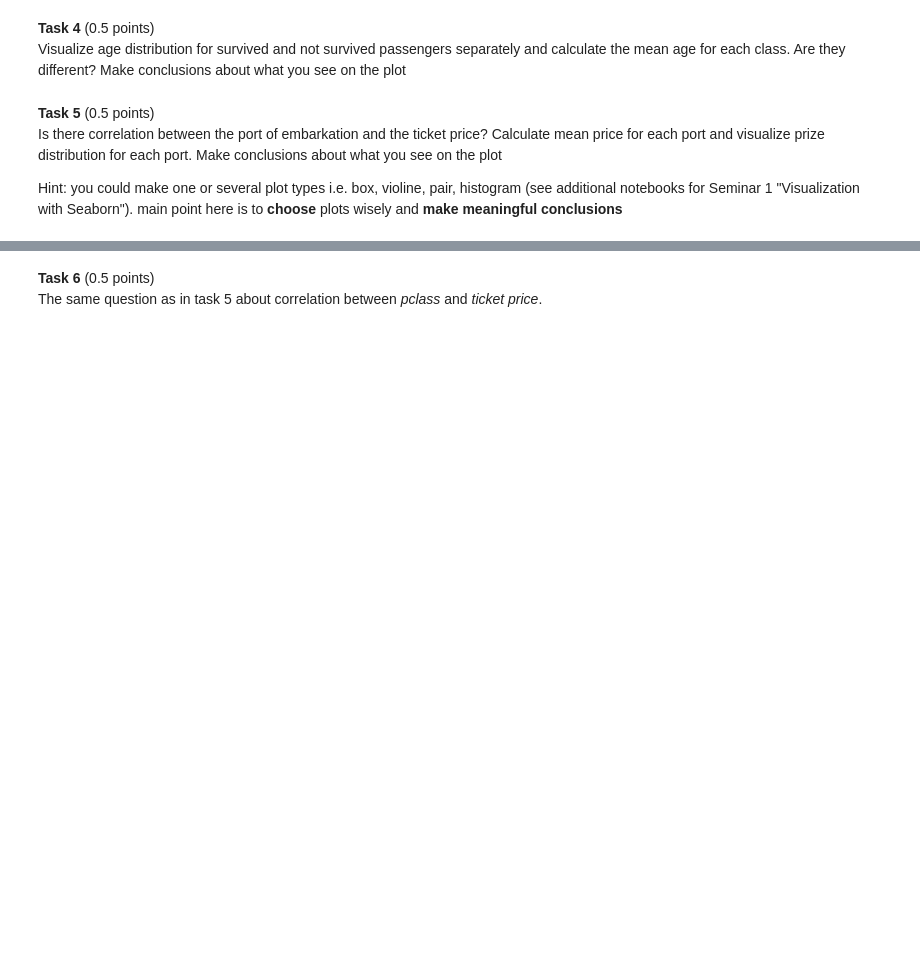
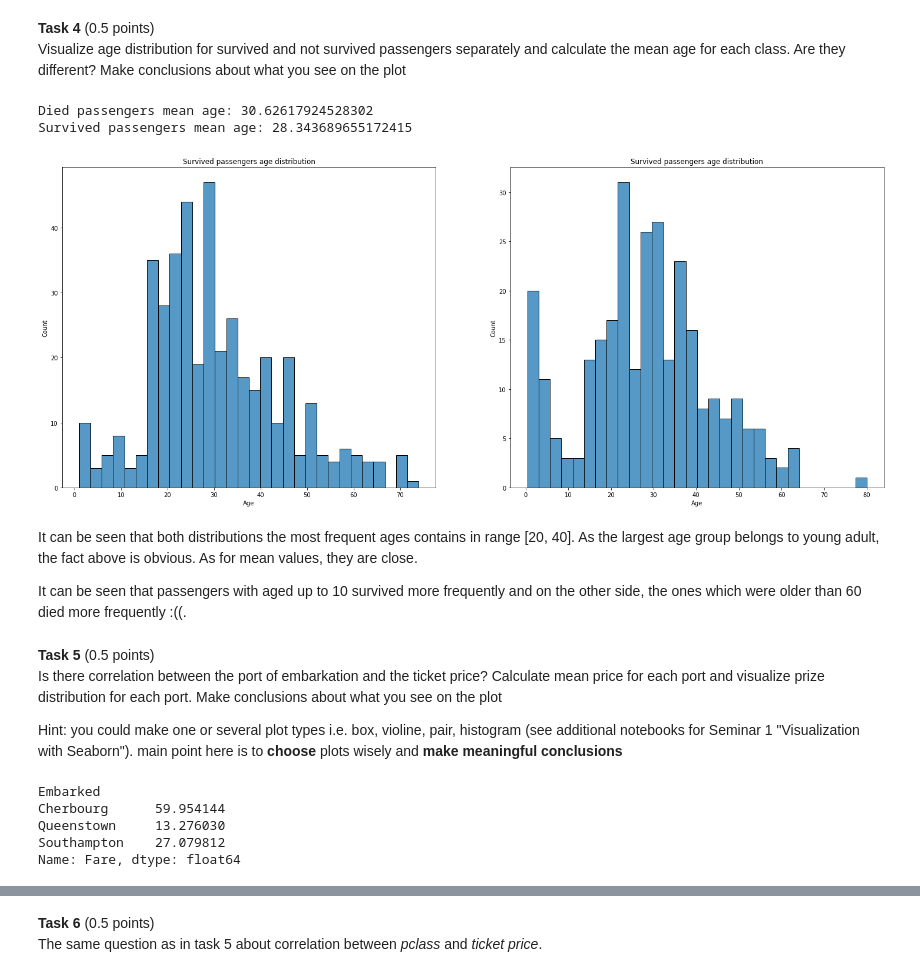
Before and after one commit to aamatevosyan/ml_se, a Jupyter notebook: hw/hw_1/task.ipynb, the cells around one changed output, grey strips where cells are left out. Saved outputs shown, nothing was run; the diff lists cells and outputs as text; code cells hidden in the pictures; blank space fills up the shorter version.

```diff
--- a/hw/hw_1/task.ipynb
+++ b/hw/hw_1/task.ipynb
@@ -255,3 +563,34 @@ Visualize age distribution for survived and not survived passengers separately a
+# %%
+fig, ax = plt.subplots(
+    nrows = 1, ncols = 2,
+    figsize = (25, 10)
+)
+
+meta = {
+    0: "Died",
+    1: "Survived"
+}
+
+for cond in meta:
+    s = dataset[dataset.Survived == cond].Age
+    ax_ = ax[cond]
+    print(f'{meta[cond]} passengers mean age: {s.mean()}')
+
+    sns.histplot(s, ax=ax_, bins=30)
+    ax_.set_title('Survived passengers age distribution')
+
+plt.show()
+# %% [output]
+Died passengers mean age: 30.62617924528302
+Survived passengers mean age: 28.343689655172415
+[figure, added]
+# %% [markdown]
+It can be seen that both distributions the most frequent ages contains in range [20, 40].
+As the largest age group belongs to young adult, the fact above is obvious. As for mean values,
+they are close.
+
+It can be seen that passengers with aged up to 10 survived more frequently and on the other side, the ones which were
+older than 60 died more frequently :((.
 # %% [markdown]
 **Task 5** (0.5 points) <br/>
 Is there correlation between the port of embarkation and the ticket price? Calculate mean price for each port and visualize prize distribution for each port. Make conclusions about what you see on the plot
@@ -261,0 +599,12 @@ Hint: you could make one or several plot types i.e.  box, violine, pair, histogr
+# %%
+dataset.groupby('Embarked').Fare.mean().rename({
+        "C": "Cherbourg",
+        "Q": "Queenstown",
+        "S": "Southampton"
+    })
+# %% [output]
+Embarked
+Cherbourg      59.954144
+Queenstown     13.276030
+Southampton    27.079812
+Name: Fare, dtype: float64
```
Also changed, not shown: parts of 56 cells of this notebook.
